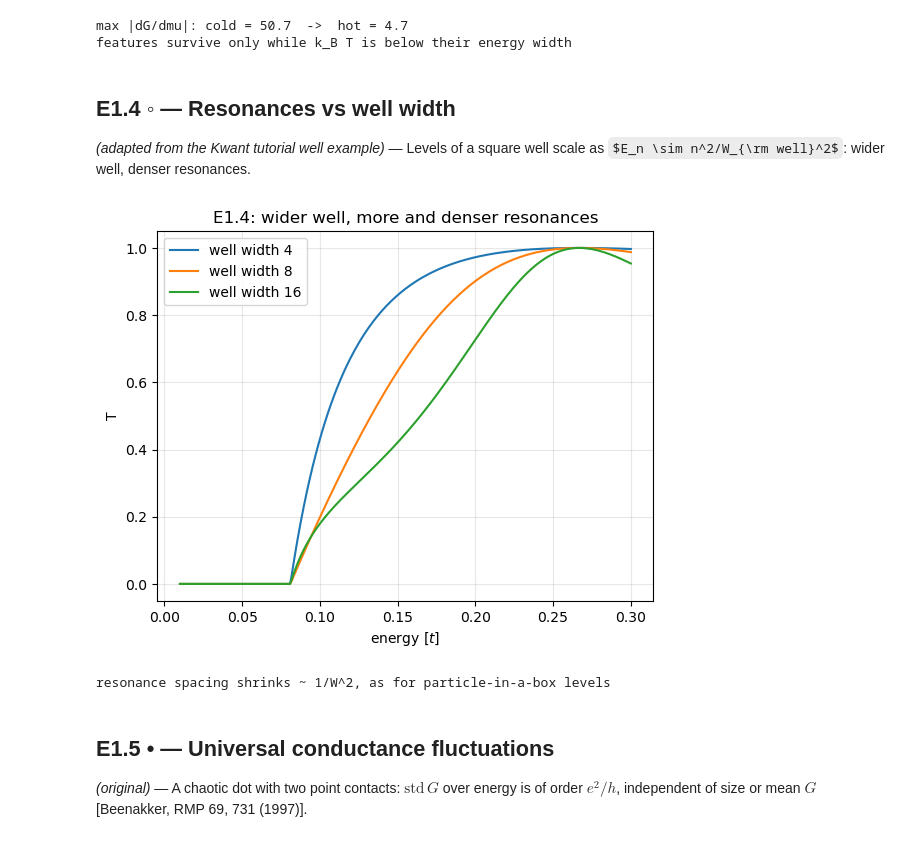
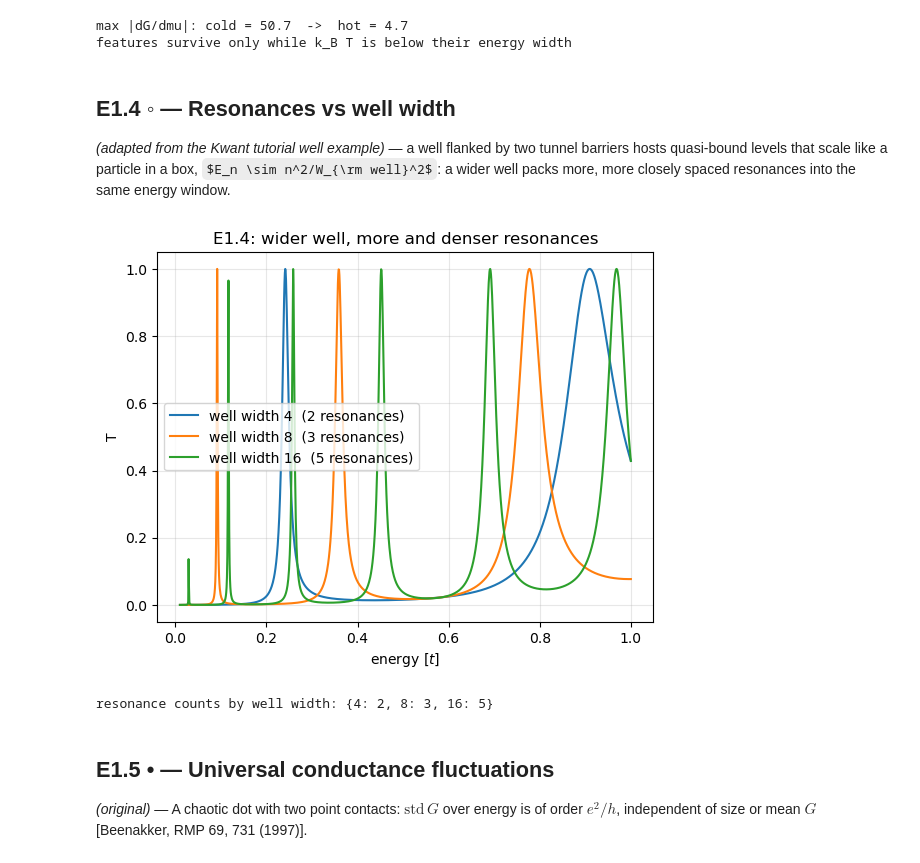
Before and after one commit to fabiocampolim-design/kwant-skill, a Jupyter notebook: chapters/S1_Solutions_Part_I.ipynb, the cells around one changed output. Cells and saved outputs as stored; diff of their text form; code cells hidden in the pictures; some formulas as TeX source.

Commit message:
Kwant - Theory and Practice 1.3.7: public tree

```diff
--- a/chapters/S1_Solutions_Part_I.ipynb
+++ b/chapters/S1_Solutions_Part_I.ipynb
@@ -190,36 +190,54 @@ max |dG/dmu|: cold = 50.7  ->  hot = 4.7
 features survive only while k_B T is below their energy width
 # %% [markdown]
 ## E1.4 ◦ — Resonances vs well width
-*(adapted from the Kwant tutorial well example)* — Levels of a square well
-scale as $E_n \sim n^2/W_{\rm well}^2$: wider well, denser resonances.
+*(adapted from the Kwant tutorial well example)* — a well flanked by two
+tunnel barriers hosts quasi-bound levels that scale like a particle in a box,
+$E_n \sim n^2/W_{\rm well}^2$: a wider well packs more, more closely spaced
+resonances into the same energy window.
 # %%
-lat = kwant.lattice.square(norbs=1)
+from scipy.signal import find_peaks
 
-def well_syst(wwell, depth=0.4):
+lat = kwant.lattice.chain(norbs=1)
+
+def well_syst(wwell, barrier=1.0, bw=2, pad=6):
+    # A well of width `wwell` flanked by two tunnel barriers of width `bw`:
+    # a genuine finite square well, not just an open dip in a uniform wire.
+    L = pad + bw + wwell + bw + pad
     syst = kwant.Builder()
-    x0 = (30 - wwell) // 2
-    syst[(lat(x, y) for x in range(30) for y in range(10))] = 4.0
-    syst[(lat(x, y) for x in range(x0, x0 + wwell) for y in range(10))] = \
-        4.0 - depth
+    syst[(lat(x) for x in range(L))] = 2.0
+    for x in range(pad, pad + bw):
+        syst[lat(x)] = 2.0 + barrier
+    for x in range(pad + bw + wwell, pad + 2 * bw + wwell):
+        syst[lat(x)] = 2.0 + barrier
     syst[lat.neighbors()] = -1.0
-    lead = kwant.Builder(kwant.TranslationalSymmetry((-1, 0)))
-    lead[(lat(0, j) for j in range(10))] = 4.0
+    lead = kwant.Builder(kwant.TranslationalSymmetry((-1,)))
+    lead[lat(0)] = 2.0
     lead[lat.neighbors()] = -1.0
     syst.attach_lead(lead)
     syst.attach_lead(lead.reversed())
     return syst.finalized()
 
-E = np.linspace(0.01, 0.3, 300)
+E = np.linspace(0.01, 1.0, 1200)
+n_resonances = {}
 for wwell in (4, 8, 16):
-    T = [kwant.smatrix(well_syst(wwell), e).transmission(1, 0) for e in E]
-    pyplot.plot(E, T, lw=1.5, label=f"well width {wwell}")
+    T = np.array([kwant.smatrix(well_syst(wwell), e).transmission(1, 0) for e in E])
+    peaks, _ = find_peaks(T, height=0.3)
+    # de-duplicate adjacent samples on the same resonance plateau
+    merged = []
+    for e in E[peaks]:
+        if not merged or e - merged[-1] > 0.01:
+            merged.append(e)
+    n_resonances[wwell] = len(merged)
+    pyplot.plot(E, T, lw=1.5, label=f"well width {wwell}  ({len(merged)} resonances)")
 pyplot.xlabel("energy $[t]$"); pyplot.ylabel("T")
 pyplot.title("E1.4: wider well, more and denser resonances")
 pyplot.legend(); pyplot.grid(alpha=.3); pyplot.show()
-print("resonance spacing shrinks ~ 1/W^2, as for particle-in-a-box levels")
+print("resonance counts by well width:", n_resonances)
+assert n_resonances[16] > n_resonances[8] > n_resonances[4], \
+    "a wider well should host strictly more resonances in the same energy window"
 # %% [output]
-[figure, old version]
+[figure, new version]
-resonance spacing shrinks ~ 1/W^2, as for particle-in-a-box levels
+resonance counts by well width: {4: 2, 8: 3, 16: 5}
 # %% [markdown]
 ## E1.5 • — Universal conductance fluctuations
 *(original)* — A chaotic dot with two point contacts: $\mathrm{std}\,G$
```
Also changed, not shown: parts of 1 cell of this notebook, 19 other files.
